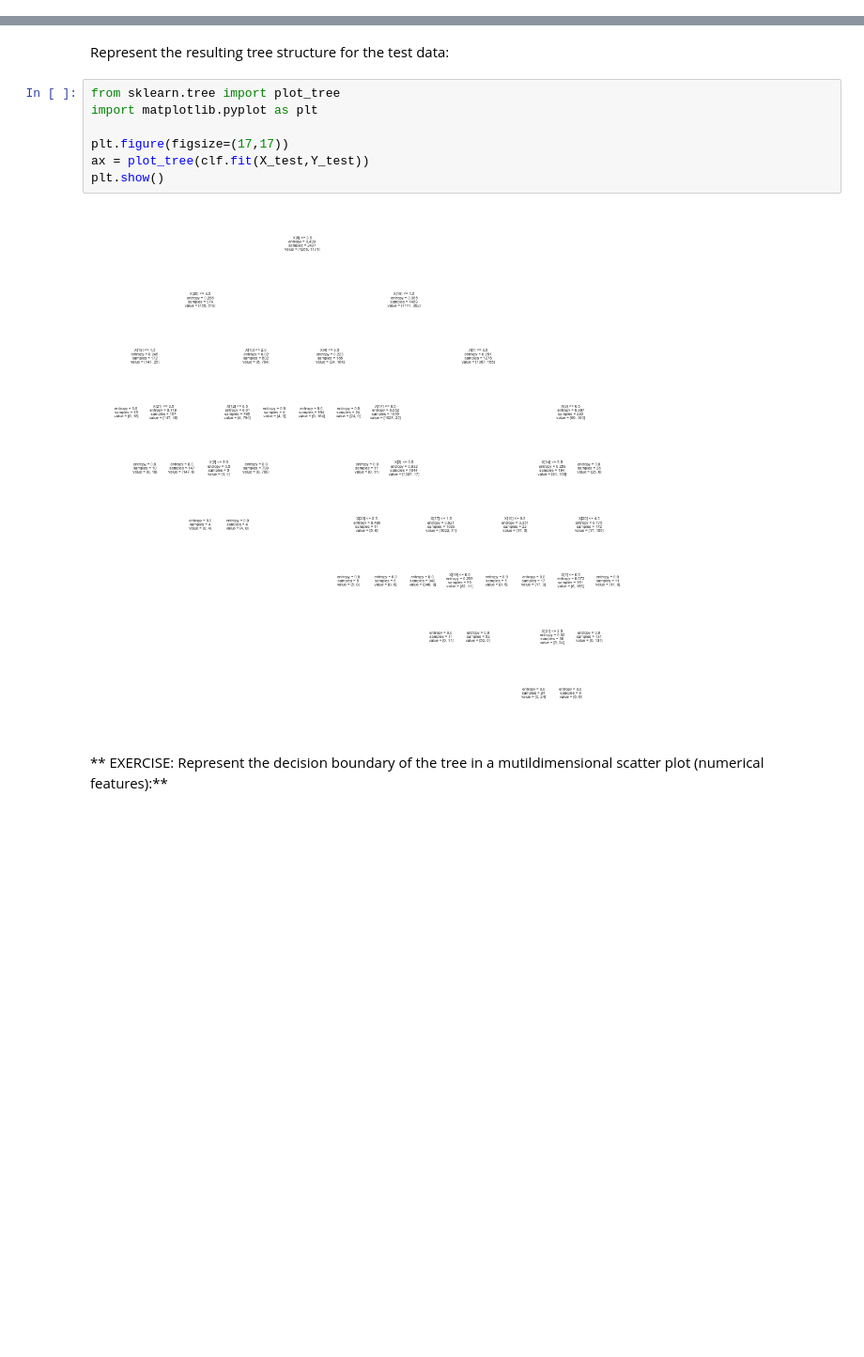
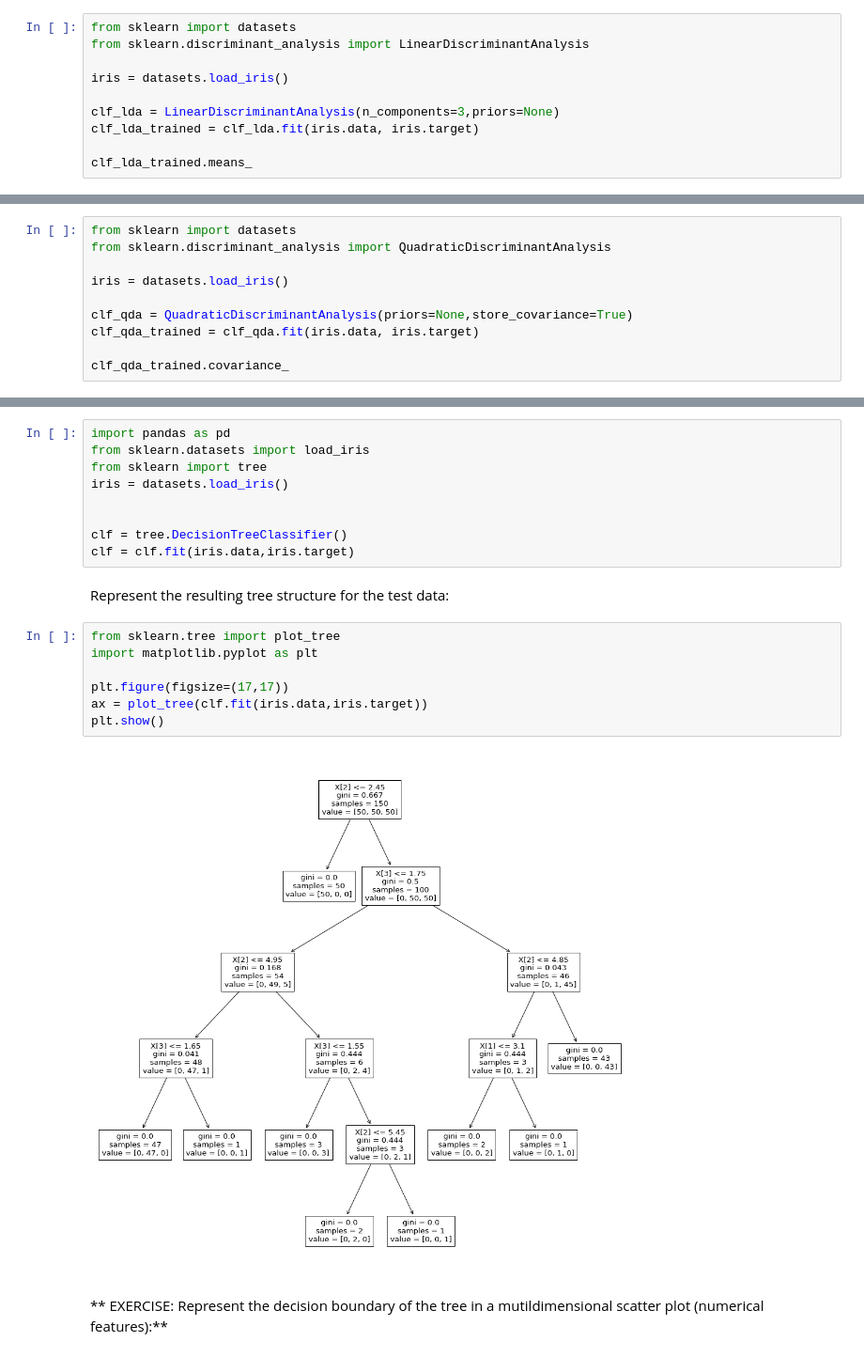
Before and after one commit to raulbenitez/PRML_Probabilistic_classifiers, a Jupyter notebook: Probabilistic_classifiers.ipynb, the cells around one changed output, grey strips where cells are left out. Shown at 94% size. Drawn from its saved outputs; the diff is of its cells as text; blank space fills up the shorter version.

```diff
--- a/Probabilistic_classifiers.ipynb
+++ b/Probabilistic_classifiers.ipynb
@@ -179,0 +195,10 @@ Quality goes from 4.0  to  8.0
+# %%
+from sklearn import datasets
+from sklearn.discriminant_analysis import LinearDiscriminantAnalysis
+
+iris = datasets.load_iris()
+
+clf_lda = LinearDiscriminantAnalysis(n_components=3,priors=None)
+clf_lda_trained = clf_lda.fit(iris.data, iris.target)
+
+clf_lda_trained.means_
@@ -179,0 +213,10 @@ Quality goes from 4.0  to  8.0
+# %%
+from sklearn import datasets
+from sklearn.discriminant_analysis import QuadraticDiscriminantAnalysis
+
+iris = datasets.load_iris()
+
+clf_qda = QuadraticDiscriminantAnalysis(priors=None,store_covariance=True)
+clf_qda_trained = clf_qda.fit(iris.data, iris.target)
+
+clf_qda_trained.covariance_
@@ -299,14 +327,23 @@ clf = clf.fit(X_train,Y_train)
+# %%
+import pandas as pd
+from sklearn.datasets import load_iris
+from sklearn import tree
+iris = datasets.load_iris()
+
+
+clf = tree.DecisionTreeClassifier()
+clf = clf.fit(iris.data,iris.target)
 # %% [markdown]
 Represent the resulting tree structure for the test data:
 # %%
 from sklearn.tree import plot_tree
 import matplotlib.pyplot as plt
 
 plt.figure(figsize=(17,17))
-ax = plot_tree(clf.fit(X_test,Y_test))
+ax = plot_tree(clf.fit(iris.data,iris.target))
 plt.show()
 # %% [output]
-[figure, old version]
+[figure, new version]
 # %% [markdown]
 ** EXERCISE: Represent the decision boundary of the tree in a mutildimensional scatter plot (numerical features):**
 # %%
```
Also changed, not shown: parts of 18 cells of this notebook.
